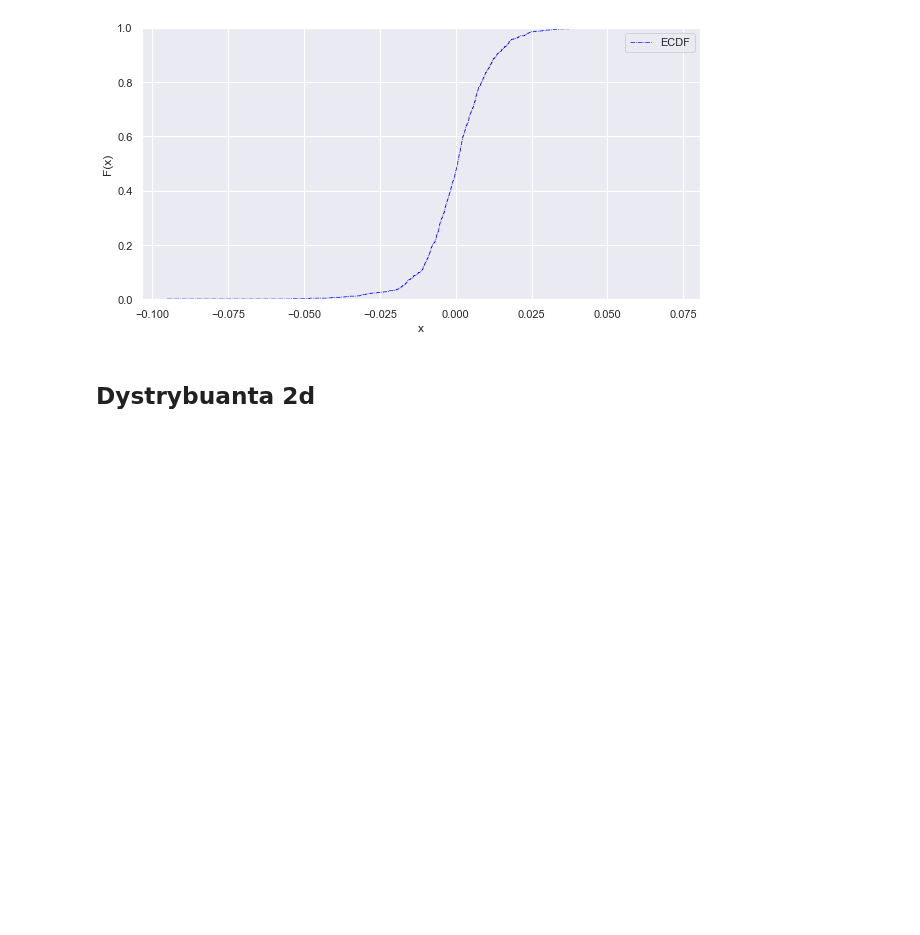
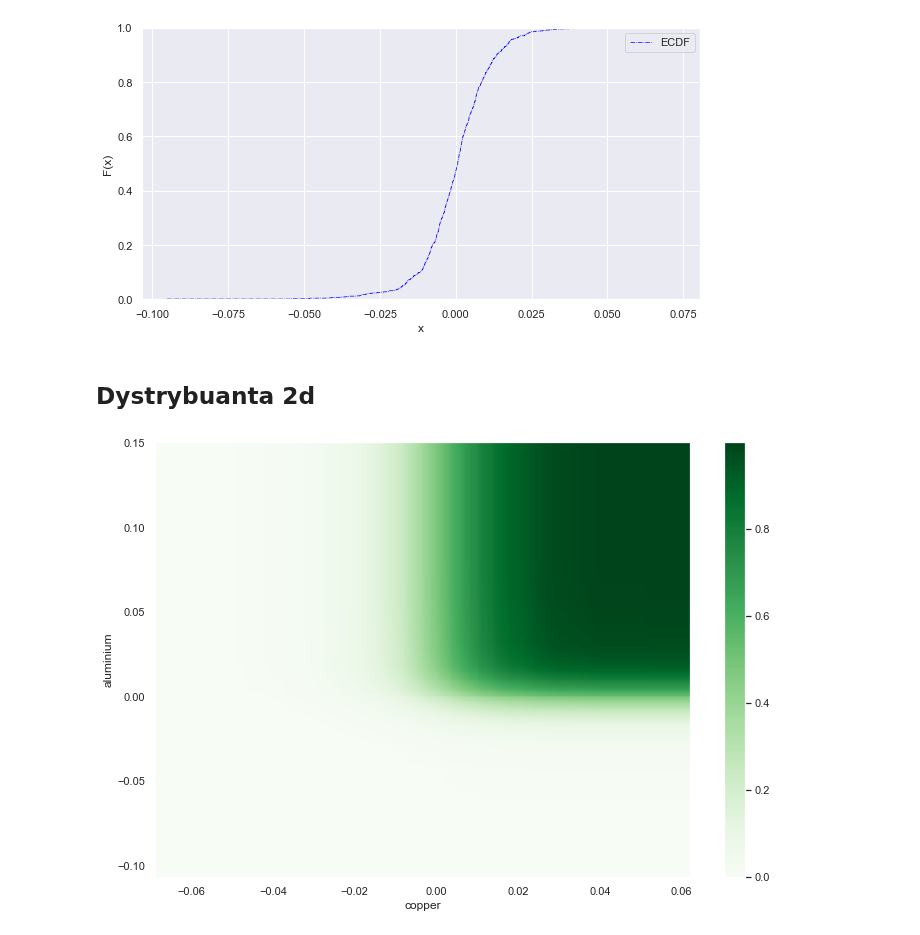
Before and after one commit to Szymex49/NVIDIA_risk_management, a Jupyter notebook: Wiktorowski.ipynb, the cells around one changed output. Cells and saved outputs as stored; diff of their text form; code cells hidden in the pictures; blank space fills up the shorter version.

```diff
--- a/Wiktorowski.ipynb
+++ b/Wiktorowski.ipynb
@@ -424,8 +416,33 @@ Text(0, 0.5, '')
 cdf(port, np.mean(port), stdev(port), True)
 # %% [output]
 [figure]
-# %% [markdown]
-## Dystrybuanta 2d
-# %%
-def cdf_2d(x, y):
-    heatmap =
+# %% [markdown]
+## Dystrybuanta 2d
+# %%
+def cdf_2d(x, y):
+    try:
+        heatmap = np.zeros((len(x), len(y)))
+        x_ = np.linspace(min(x), max(x), len(x))
+        y_ = np.linspace(min(y), max(y), len(y))
+        for i in range(len(x)):
+            for j in range(len(y)):
+                heatmap[i][j] = len(x[x < x_[i]])/len(x)*len(y[y < y_[j]])/len(y)
+        fig = plt.figure(figsize = (12, 8))
+        plt.imshow(heatmap.T, interpolation="spline36",
+                       cmap = 'Greens',
+                      extent = [min(x), max(x),
+                               min(y), max(y)],
+                  aspect = 'auto',
+                  origin = 'lower')
+        plt.grid(visible = False)
+        plt.xlabel('copper')
+        plt.ylabel('aluminium')
+        cbar = plt.colorbar()
+        cbar.ax.set_ylabel('')
+        plt.show()
+    except ValueError:
+        print('Różne rozmiary prób!')
+# %%
+cdf_2d(r1, r2)
+# %% [output]
+[figure, added]
```
Also changed, not shown: parts of 9 cells of this notebook.
